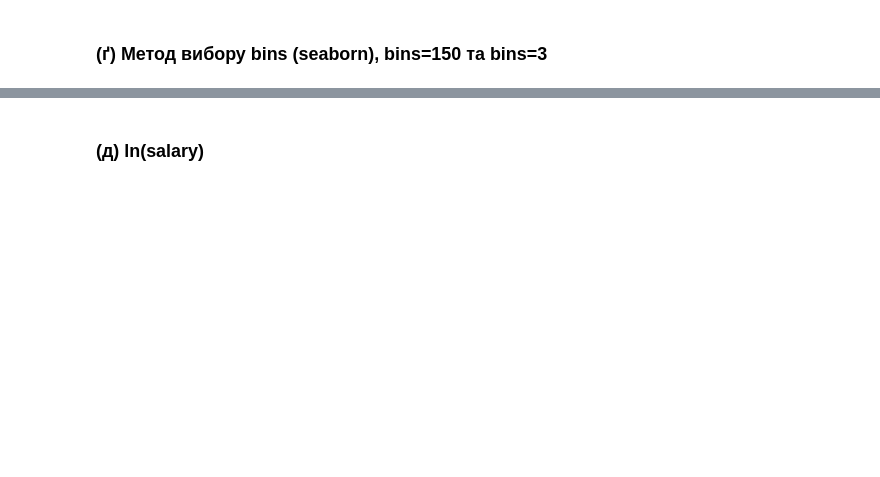
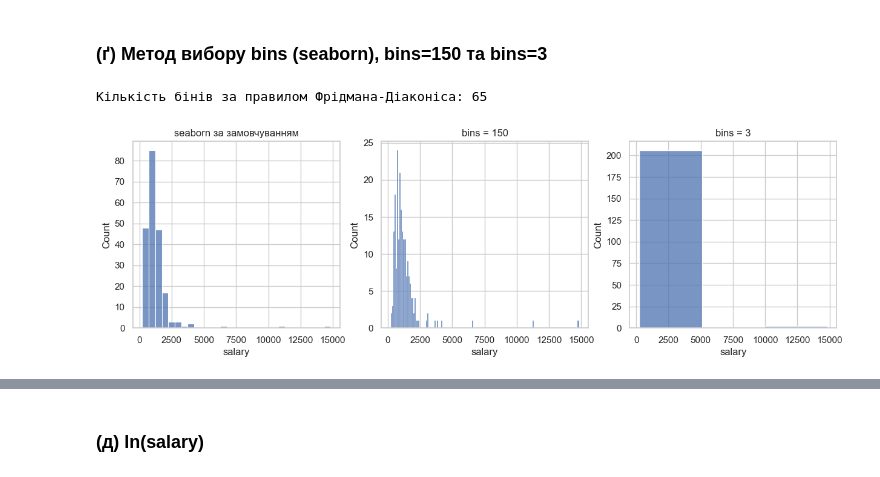
Before and after one commit to iqura9/stats-lab1, a Jupyter notebook: task1_ceosal1.ipynb, the cells around one changed output, grey strips where cells are left out. Drawn from its saved outputs; the diff is of its cells as text; code cells hidden in the pictures; blank space fills up the shorter version.

```diff
--- a/task1_ceosal1.ipynb
+++ b/task1_ceosal1.ipynb
@@ -78,0 +143,11 @@ df.describe().round(2)
+# %%
+print("Кількість бінів за правилом Фрідмана-Діаконіса:",
+      len(np.histogram_bin_edges(x, bins="fd")) - 1)
+fig, ax = plt.subplots(1, 3, figsize=(15, 4))
+sns.histplot(x, ax=ax[0]).set_title("seaborn за замовчуванням")
+sns.histplot(x, bins=150, ax=ax[1]).set_title("bins = 150")
+sns.histplot(x, bins=3, ax=ax[2]).set_title("bins = 3")
+plt.show()
+# %% [output]
+Кількість бінів за правилом Фрідмана-Діаконіса: 65
+[figure, added]
```
Also changed, not shown: parts of 34 cells of this notebook.
